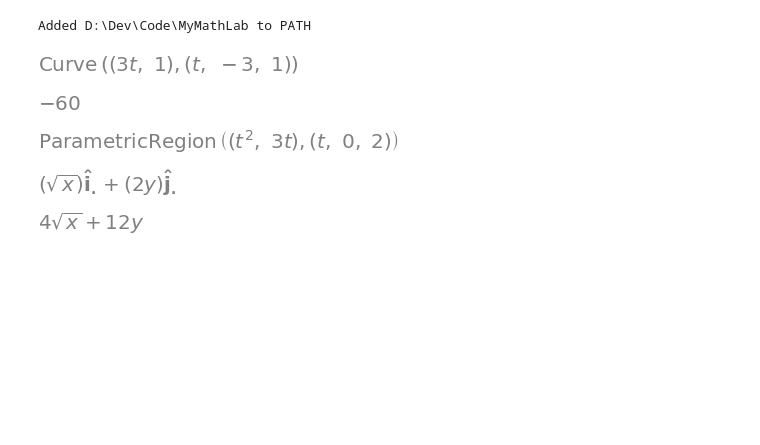
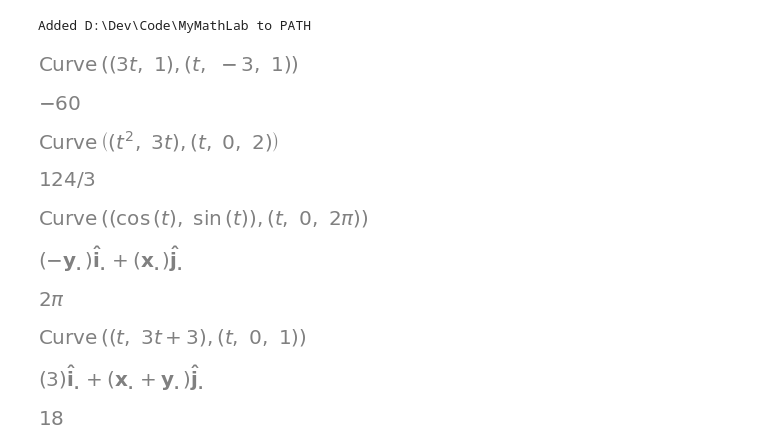
Before and after one commit to jet-c-21/MyMathLab, a Jupyter notebook: MultivarCal/15. Line integrals in vector fields.ipynb, the cells around one changed output. Drawn from its saved outputs; the diff is of its cells as text; code cells hidden in the pictures; blank space fills up the shorter version.

```diff
--- a/MultivarCal/15. Line integrals in vector fields.ipynb
+++ b/MultivarCal/15. Line integrals in vector fields.ipynb
@@ -38,14 +39,39 @@ vector_integrate(f, curve)
 # %%
 C = CoordSys3D('.')
 
 curve = sp.Curve((t**2, 3*t), (t, 0, 2))
-curve = ParametricRegion((t**2, 3*t), (t, 0, 2))
 curve
 
-f = (sp.sqrt(x))*C.i + (2*y)*C.j
-f
-sp.vector.vector_integrate(f, curve)
+v_field = (sp.sqrt(C.x)) * C.i + (2*C.y) * C.j # f(x, y) = (sqrt(x), 2*y)
+vector_integrate(v_field, curve)
 # %% [output]
-[figure, old version]
+[figure, new version]
-[figure, old version]
+[figure, new version]
-[figure, removed]
+# %%
+C = CoordSys3D('.')
+
+curve = sp.Curve(( sp.cos(t), sp.sin(t) ), (t, 0, 2*sp.pi))
+curve
+
+v_field = (-C.y) * C.i + (C.x) * C.j
+v_field
+
+vector_integrate(v_field, curve)
+# %% [output]
+[figure, added]
+[figure, added]
+[figure, added]
+# %%
+C = CoordSys3D('.')
+
+curve = sp.Curve(( t, 3*t+3 ), (t, 0, 1))
+curve
+
+v_field = (3) * C.i + (C.x + C.y) * C.j
+v_field
+
+vector_integrate(v_field, curve)
+# %% [output]
+[figure, added]
+[figure, added]
+[figure, added]
```
Also changed, not shown: parts of 5 cells of this notebook, 5 other files.
